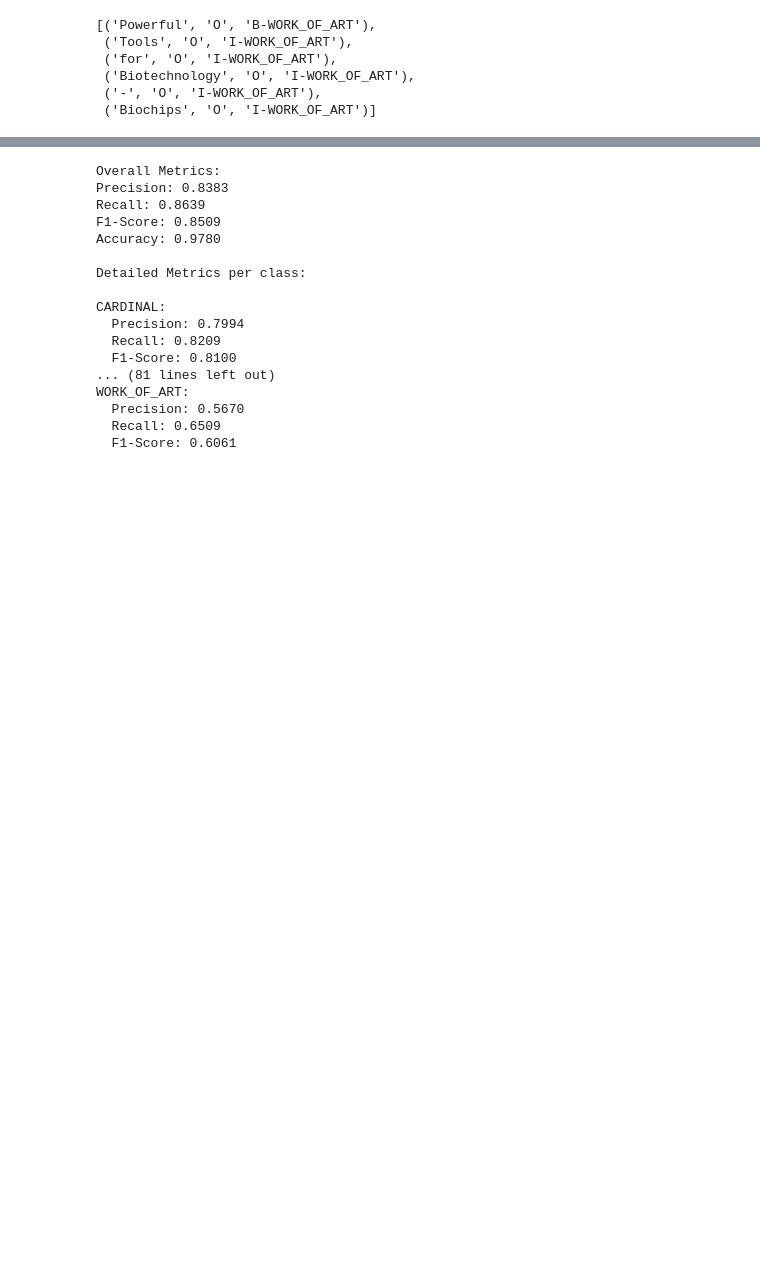
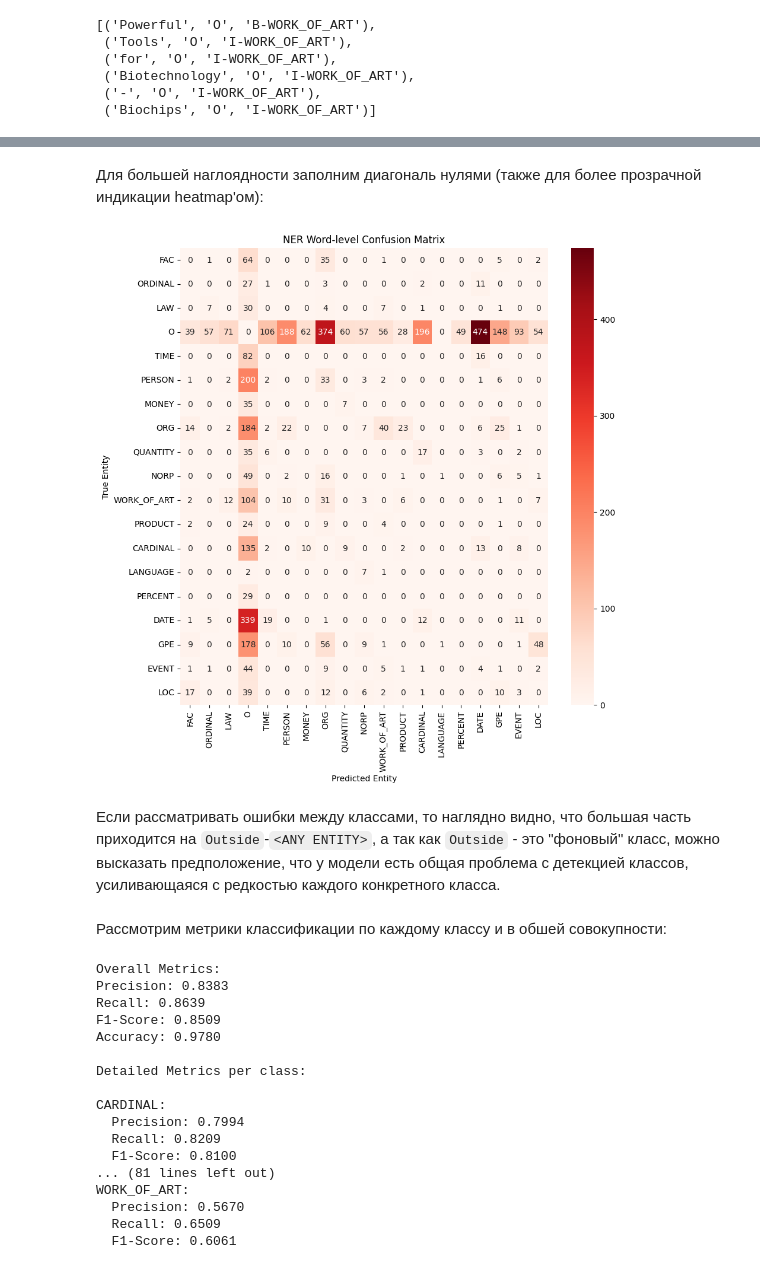
Before and after one commit to ig-kh/HSE_IDA_NLP, a Jupyter notebook: lab1/main.ipynb, the cells around one changed output, grey strips where cells are left out. Drawn from its saved outputs; the diff is of its cells as text; code cells hidden in the pictures; blank space fills up the shorter version.

```diff
--- a/lab1/main.ipynb
+++ b/lab1/main.ipynb
@@ -564 +631,11 @@ all_gt = [list(map(lambda tuple_: tuple_[2], list_)) for list_ in aligned]
+# %% [markdown]
+Для большей наглоядности заполним диагональ нулями (также для более прозрачной индикации heatmap'ом):
+# %%
+plot_cf(*make_NER_CF(all_gt, all_preds, label2id), True)
+# %% [output]
+[figure, added]
+# %% [markdown]
+Если рассматривать ошибки между классами, то наглядно видно, что большая часть приходится на `Outside`-`<ANY ENTITY>`, а так как `Outside` - это "фоновый" класс, можно высказать предположение, что у модели есть общая проблема с детекцией классов, усиливающаяся с редкостью каждого конкретного класса.
+# %% [markdown]
+Рассмотрим метрики классификации по каждому классу и в обшей совокупности:
 # %%
```
Also changed, not shown: parts of 32 cells of this notebook, 3 other files.
